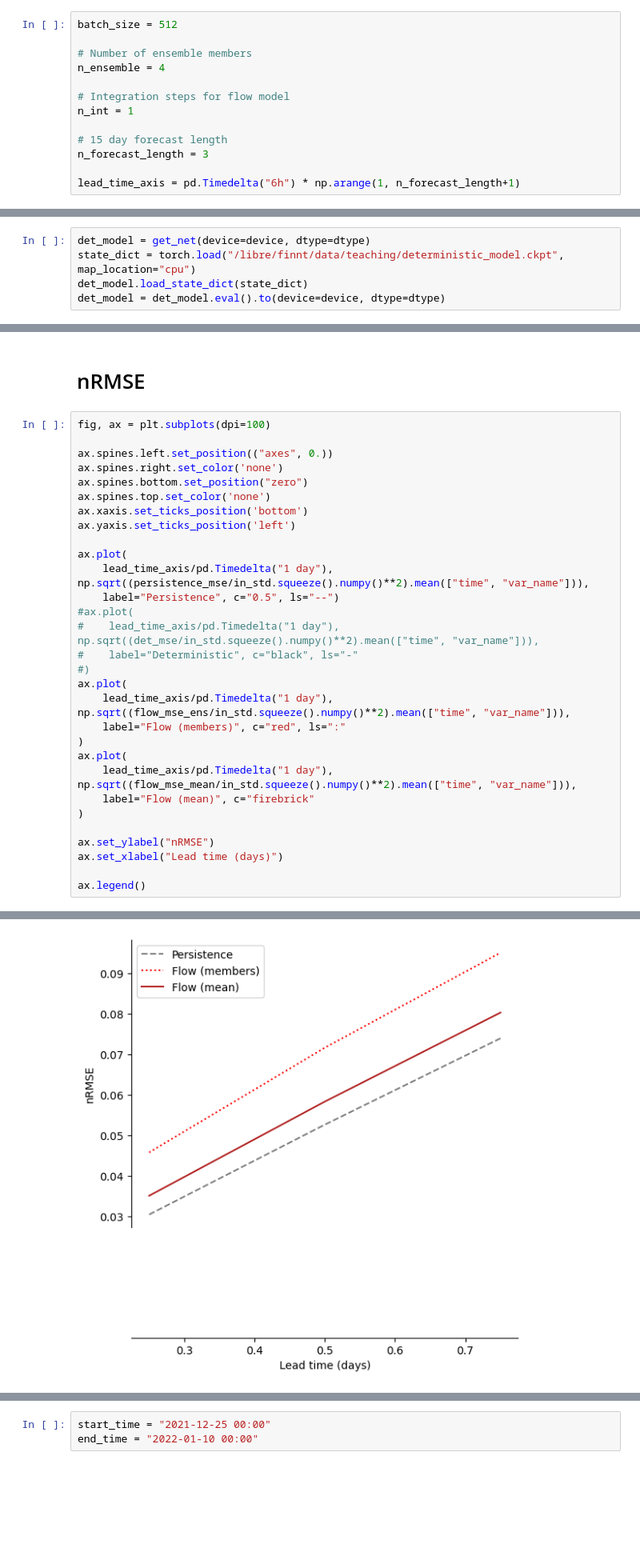
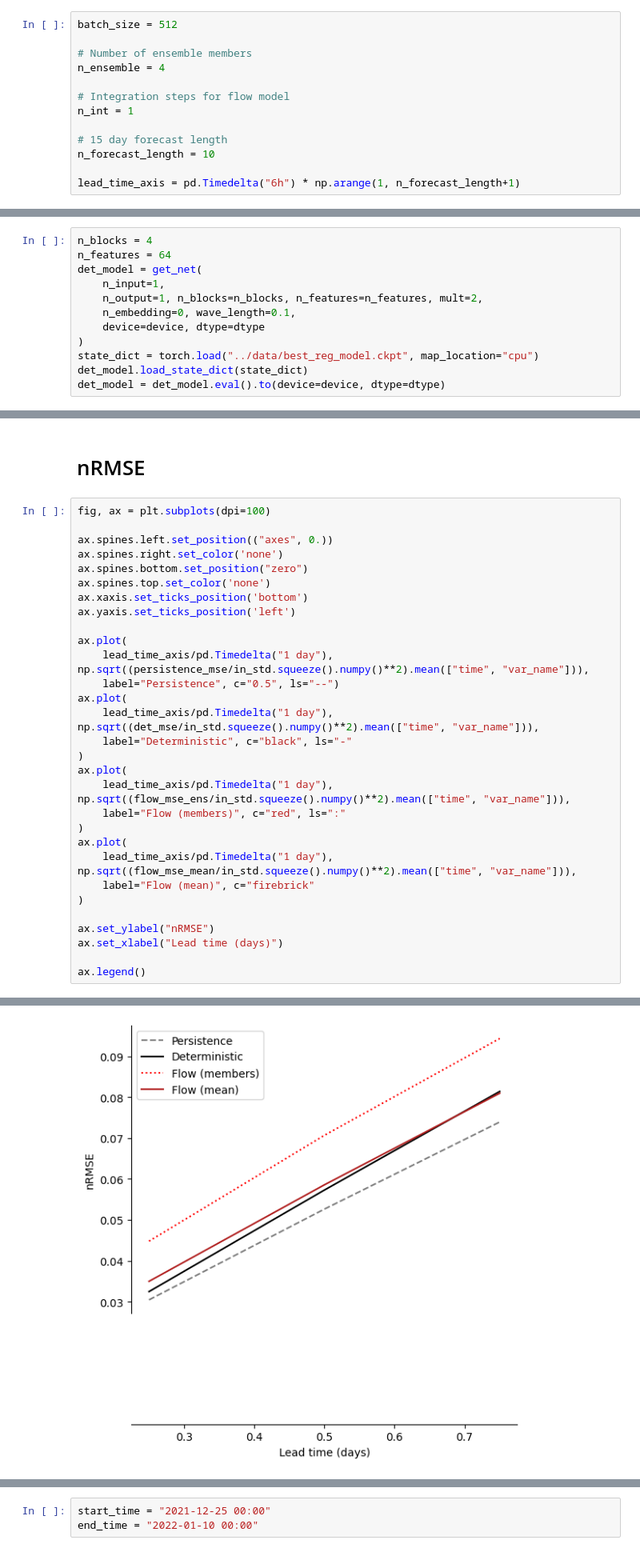
Before and after one commit to zelk-oss/forecasting, a Jupyter notebook: part3_flow_testing.ipynb, the cells around one changed output, grey strips where cells are left out. Shown at 80% size. Drawn from its saved outputs; the diff is of its cells as text; blank space fills up the shorter version.

Commit message:
final changes to one step forecast model and trained it

```diff
--- a/part3_flow_testing.ipynb
+++ b/part3_flow_testing.ipynb
@@ -32,6 +32,6 @@ n_ensemble = 4
 n_int = 1
 
 # 15 day forecast length
-n_forecast_length = 3
+n_forecast_length = 10
 
 lead_time_axis = pd.Timedelta("6h") * np.arange(1, n_forecast_length+1)
@@ -75,8 +73,15 @@ persistence_mse = xr.concat(persistence_mse, dim="time")
 # %% [markdown]
 ## Load neural network
 # %%
-det_model = get_net(device=device, dtype=dtype)
-state_dict = torch.load("/libre/finnt/data/teaching/deterministic_model.ckpt", map_location="cpu")
+n_blocks = 4
+n_features = 64
+det_model = get_net(
+    n_input=1,
+    n_output=1, n_blocks=n_blocks, n_features=n_features, mult=2,
+    n_embedding=0, wave_length=0.1,
+    device=device, dtype=dtype
+)
+state_dict = torch.load("../data/best_reg_model.ckpt", map_location="cpu")
 det_model.load_state_dict(state_dict)
 det_model = det_model.eval().to(device=device, dtype=dtype)
 # %%
@@ -223,33 +228,33 @@ flow_spread = xr.concat(flow_spread, dim="time")
 # %%
 fig, ax = plt.subplots(dpi=100)
 
 ax.spines.left.set_position(("axes", 0.))
 ax.spines.right.set_color('none')
 ax.spines.bottom.set_position("zero")
 ax.spines.top.set_color('none')
 ax.xaxis.set_ticks_position('bottom')
 ax.yaxis.set_ticks_position('left')
 
 ax.plot(
     lead_time_axis/pd.Timedelta("1 day"), np.sqrt((persistence_mse/in_std.squeeze().numpy()**2).mean(["time", "var_name"])),
     label="Persistence", c="0.5", ls="--")
-#ax.plot(
-#    lead_time_axis/pd.Timedelta("1 day"), np.sqrt((det_mse/in_std.squeeze().numpy()**2).mean(["time", "var_name"])),
-#    label="Deterministic", c="black", ls="-"
-#)
+ax.plot(
+    lead_time_axis/pd.Timedelta("1 day"), np.sqrt((det_mse/in_std.squeeze().numpy()**2).mean(["time", "var_name"])),
+    label="Deterministic", c="black", ls="-"
+)
 ax.plot(
     lead_time_axis/pd.Timedelta("1 day"), np.sqrt((flow_mse_ens/in_std.squeeze().numpy()**2).mean(["time", "var_name"])),
     label="Flow (members)", c="red", ls=":"
 )
 ax.plot(
     lead_time_axis/pd.Timedelta("1 day"), np.sqrt((flow_mse_mean/in_std.squeeze().numpy()**2).mean(["time", "var_name"])),
     label="Flow (mean)", c="firebrick"
 )
 
 ax.set_ylabel("nRMSE")
 ax.set_xlabel("Lead time (days)")
 
 ax.legend()
 # %% [output]
 <matplotlib.legend.Legend at 0x...>
-[figure, old version]
+[figure, new version]
```
Also changed, not shown: parts of 8 cells of this notebook, 1 other file.
